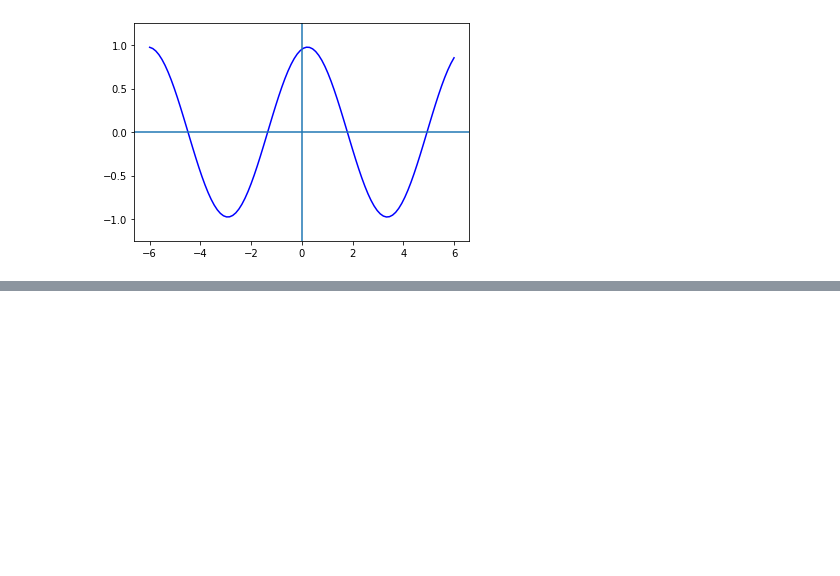
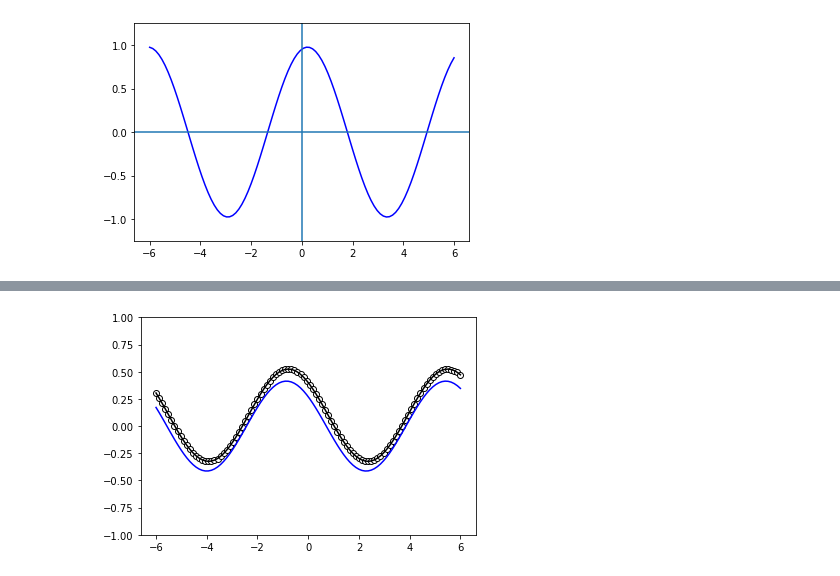
Before and after one commit to Pratha-Me/Expressivity-Quantum-Data-encoding-Fourier-Series, a Jupyter notebook: fs-pl.ipynb, the cells around one changed output, grey strips where cells are left out. Cells and saved outputs as stored; diff of their text form; code cells hidden in the pictures; blank space fills up the shorter version.

Commit message:
Commit messages:
    1. The trainable model is built
    2. The optimization and loss is performed and visualised
    3. The README markdown is created

```diff
--- a/fs-pl.ipynb
+++ b/fs-pl.ipynb
@@ -260,0 +278,26 @@ plt.show()
+# %%
+def cost(weights, x, y):
+    predictions = [quantum_model(weights, x_) for x_ in x]
+    return square_loss(y, predictions)
+
+max_steps = 80
+opt = qml.AdamOptimizer(stepsize=0.15)
+batch_size = 25
+
+cost_ = [cost(weights, x, target_y)]
+
+for step in range(max_steps):
+
+    batch_index = np.random.randint(0, len(x), (batch_size,))
+    x_batch = x[batch_index]
+    y_batch = target_y[batch_index]
+
+    # Update the weights by one optimizer step
+    weights, _, _ = opt.step(cost, weights, x_batch, y_batch)
+
+    # Save, and possibly print, the current cost
+    c = cost(weights, x, target_y)
+    cost_.append(c)
+
+    if (step + 1) % 10 == 0:
+        print("Cost at step {0:3}: {1}".format(step + 1, c))
@@ -260,0 +313,10 @@ plt.show()
+# %%
+predictions = [quantum_model(weights, x_) for x_ in x]
+
+plt.plot(x, target_y, c='black')
+plt.scatter(x, target_y, facecolor='white', edgecolor='black')
+plt.plot(x, predictions, c='blue')
+plt.ylim(-1,1)
+plt.show()
+# %% [output]
+[figure, added]
```
Also changed, not shown: parts of 11 cells of this notebook, 3 other files.
